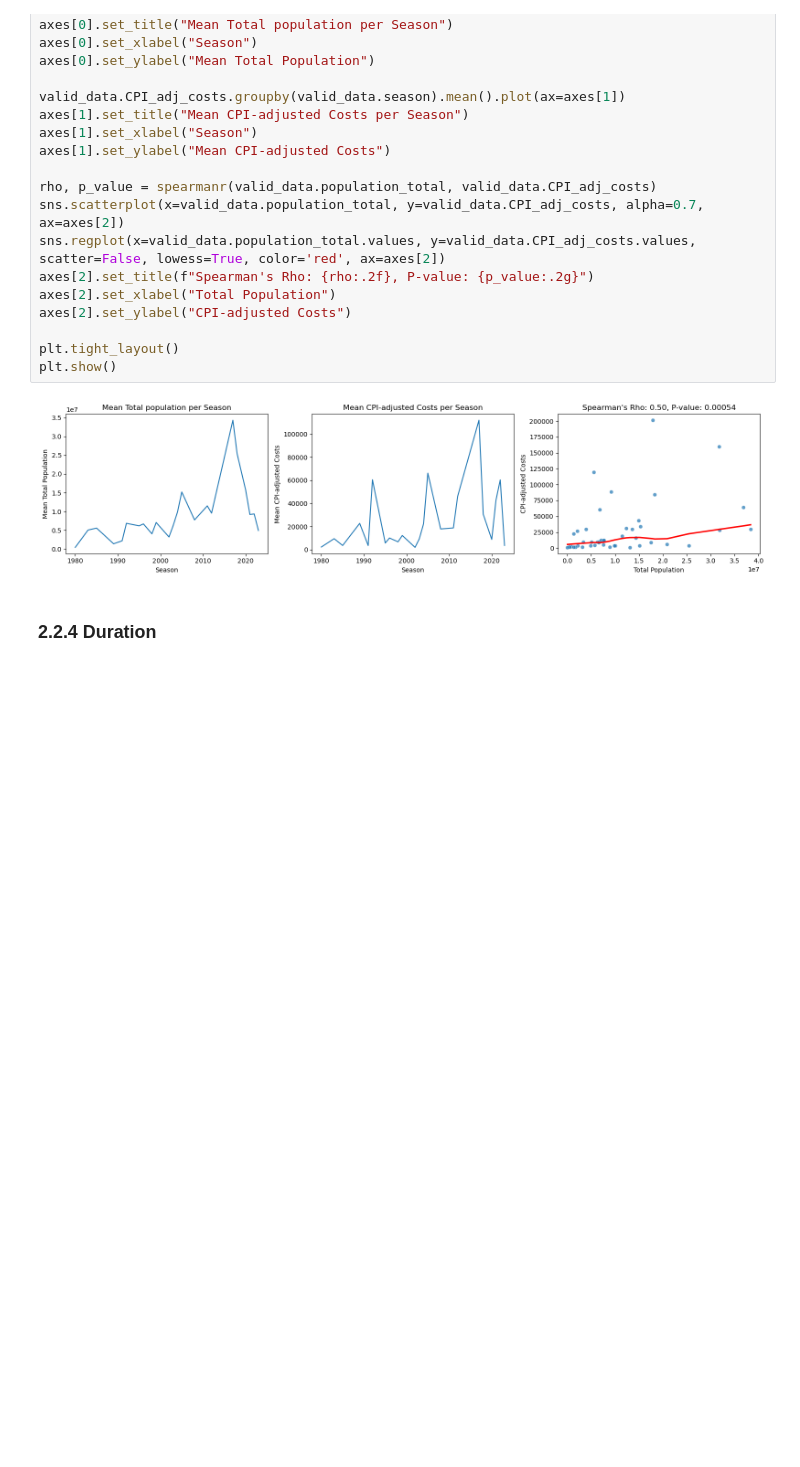
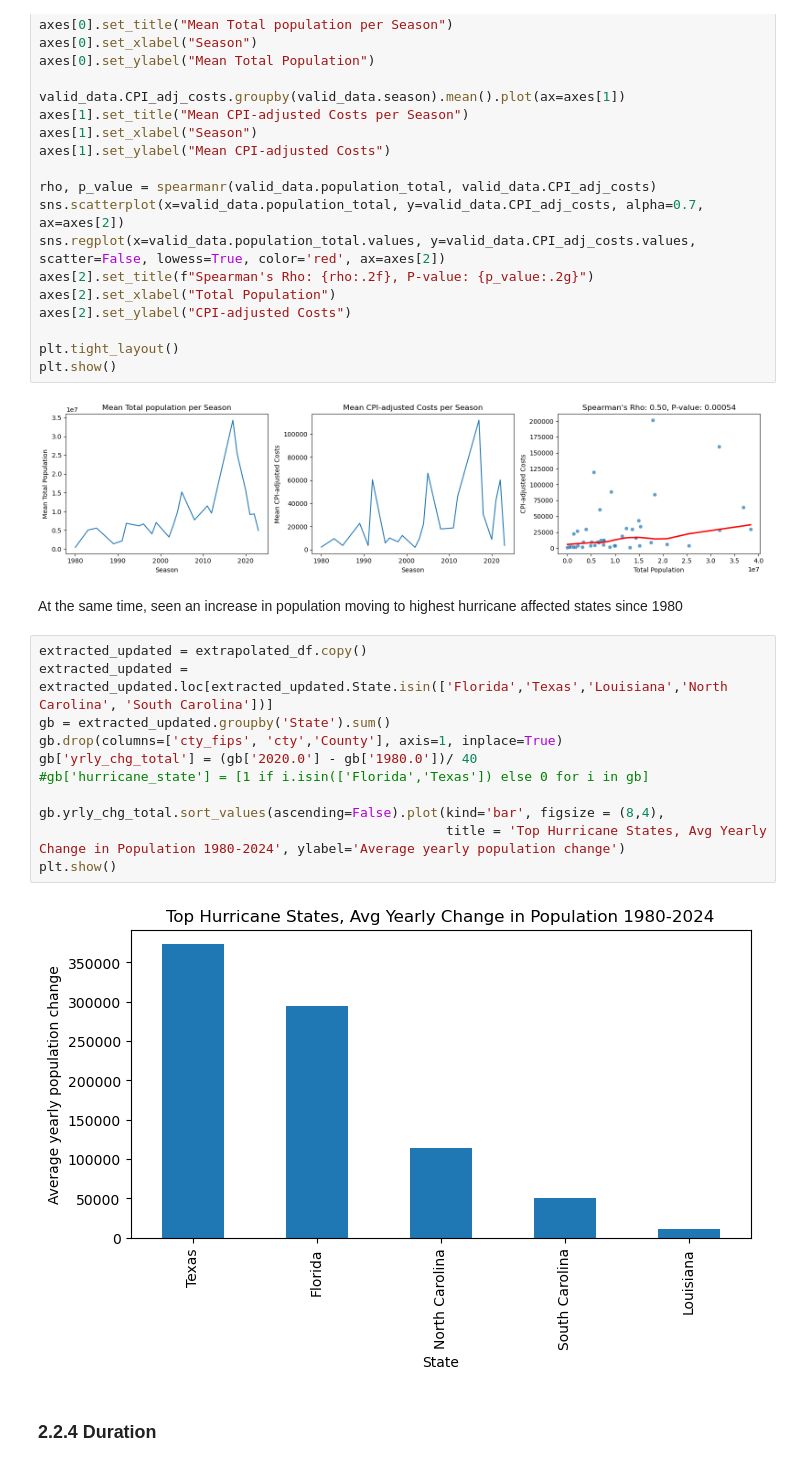
Before and after one commit to spariser/Hurricane_ML_proj_t5, a Jupyter notebook: Project1_Story_0210.ipynb, the cells around one changed output. Drawn from its saved outputs; the diff is of its cells as text; blank space fills up the shorter version.

Commit message:
adding state pop graph

```diff
--- a/Project1_Story_0210.ipynb
+++ b/Project1_Story_0210.ipynb
@@ -1168,6 +1172,21 @@ plt.tight_layout()
 plt.show()
 # %% [output]
 [figure]
+# %% [markdown]
+At the same time, seen an increase in population moving to highest hurricane affected states since 1980
+# %%
+extracted_updated = extrapolated_df.copy()
+extracted_updated = extracted_updated.loc[extracted_updated.State.isin(['Florida','Texas','Louisiana','North Carolina', 'South Carolina'])]
+gb = extracted_updated.groupby('State').sum()
+gb.drop(columns=['cty_fips', 'cty','County'], axis=1, inplace=True)
+gb['yrly_chg_total'] = (gb['2020.0'] - gb['1980.0'])/ 40
+#gb['hurricane_state'] = [1 if i.isin(['Florida','Texas']) else 0 for i in gb]
+
+gb.yrly_chg_total.sort_values(ascending=False).plot(kind='bar', figsize = (8,4),
+                                                    title = 'Top Hurricane States, Avg Yearly Change in Population 1980-2024', ylabel='Average yearly population change')
+plt.show()
+# %% [output]
+[figure, added]
 # %% [markdown]
 ### 2.2.4 Duration
 # %%
```
Also changed, not shown: parts of 4 cells of this notebook.
